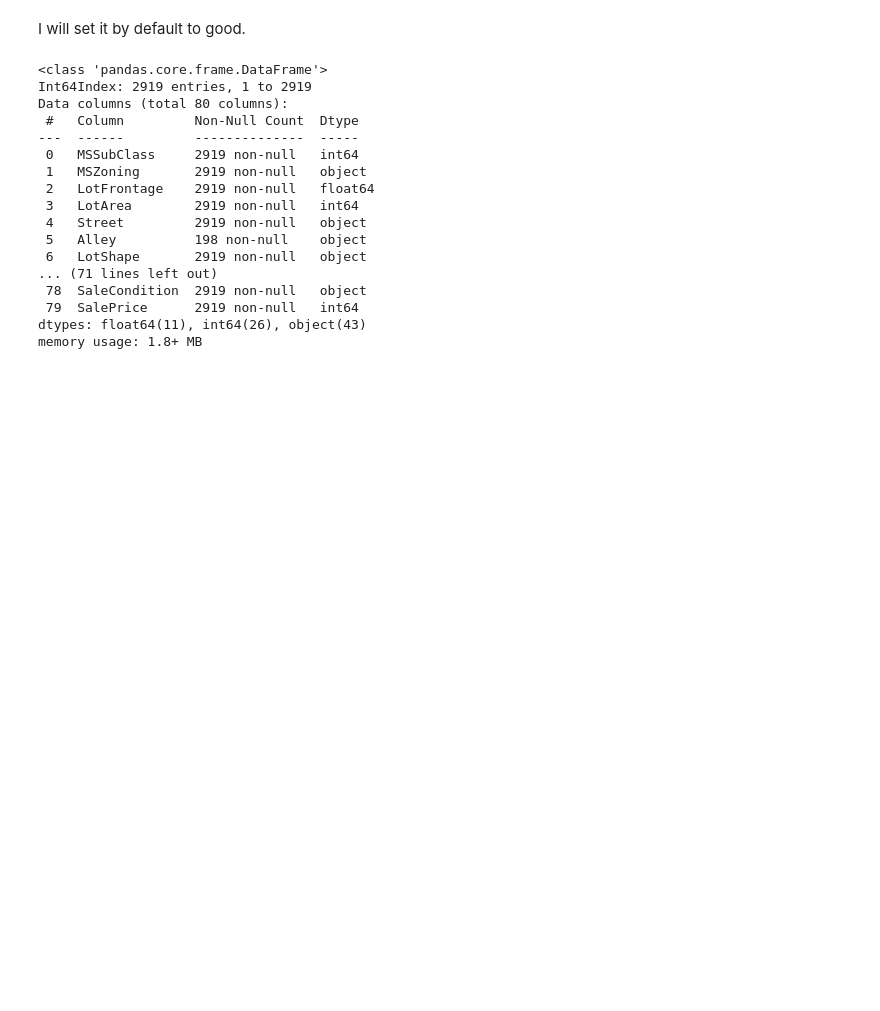
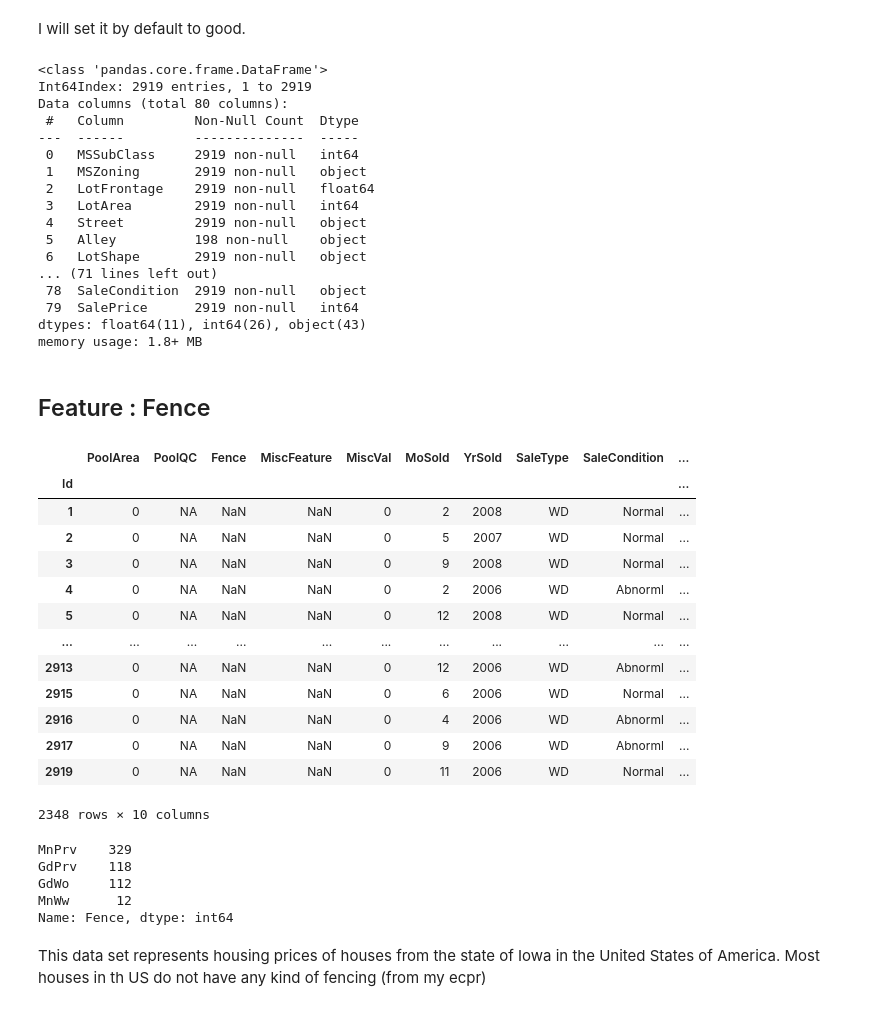
Before and after one commit to AnirudhAchal/Housing-Prices, a Jupyter notebook: Notebooks/Housing Prices .ipynb, the cells around one changed output. Drawn from its saved outputs; the diff is of its cells as text; code cells hidden in the pictures; blank space fills up the shorter version.

Commit message:
Fence feature completed

```diff
--- a/Notebooks/Housing Prices .ipynb
+++ b/Notebooks/Housing Prices .ipynb
@@ -2385,3 +2385,34 @@ Data columns (total 80 columns):
  79  SalePrice      2919 non-null   int64
 dtypes: float64(11), int64(26), object(43)
 memory usage: 1.8+ MB
+# %% [markdown]
+## Feature : Fence
+# %%
+# Houses with missing values in fence feature
+df.loc[pd.isnull(df['Fence']), 'PoolArea':]
+# %% [output]
+|  | PoolArea | PoolQC | Fence | MiscFeature | MiscVal | MoSold | YrSold | SaleType | SaleCondition | ... |
+| Id |  |  |  |  |  |  |  |  |  | ... |
+| 1 | 0 | NA | NaN | NaN | 0 | 2 | 2008 | WD | Normal | ... |
+| 2 | 0 | NA | NaN | NaN | 0 | 5 | 2007 | WD | Normal | ... |
+| 3 | 0 | NA | NaN | NaN | 0 | 9 | 2008 | WD | Normal | ... |
+| 4 | 0 | NA | NaN | NaN | 0 | 2 | 2006 | WD | Abnorml | ... |
+| 5 | 0 | NA | NaN | NaN | 0 | 12 | 2008 | WD | Normal | ... |
+| ... | ... | ... | ... | ... | ... | ... | ... | ... | ... | ... |
+| 2913 | 0 | NA | NaN | NaN | 0 | 12 | 2006 | WD | Abnorml | ... |
+| 2915 | 0 | NA | NaN | NaN | 0 | 6 | 2006 | WD | Normal | ... |
+| 2916 | 0 | NA | NaN | NaN | 0 | 4 | 2006 | WD | Abnorml | ... |
+| 2917 | 0 | NA | NaN | NaN | 0 | 9 | 2006 | WD | Abnorml | ... |
+| 2919 | 0 | NA | NaN | NaN | 0 | 11 | 2006 | WD | Normal | ... |
+2348 rows × 10 columns
+# %%
+# Distribution of entries in fence feature
+df['Fence'].value_counts()
+# %% [output]
+MnPrv    329
+GdPrv    118
+GdWo     112
+MnWw      12
+Name: Fence, dtype: int64
+# %% [markdown]
+This data set represents housing prices of houses from the state of Iowa in the United States of America. Most houses in th US do not have any kind of fencing (from my ecpr)
```
